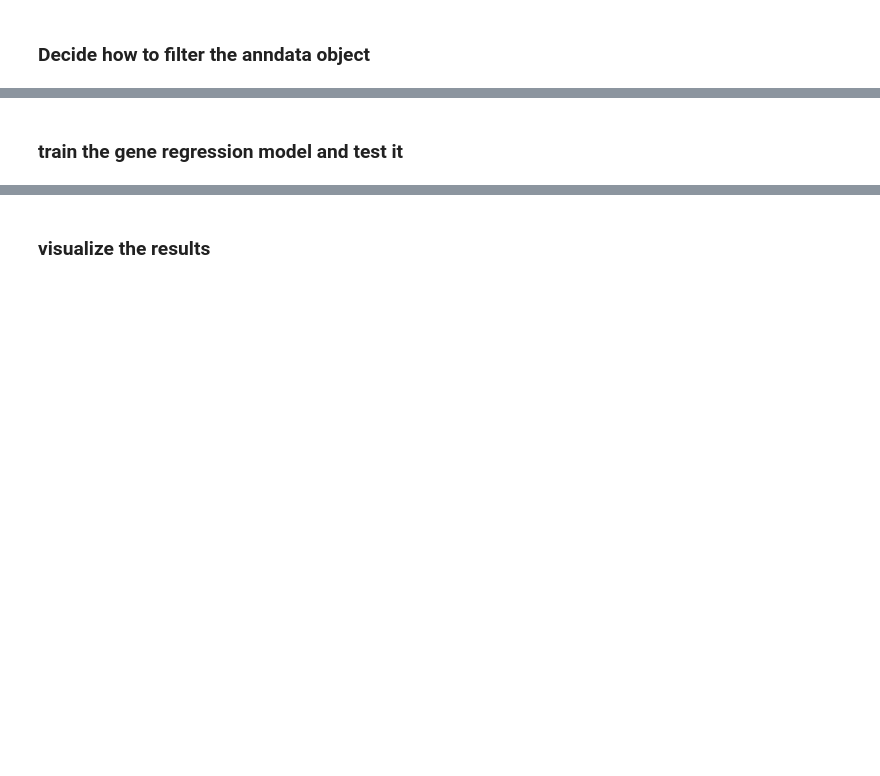
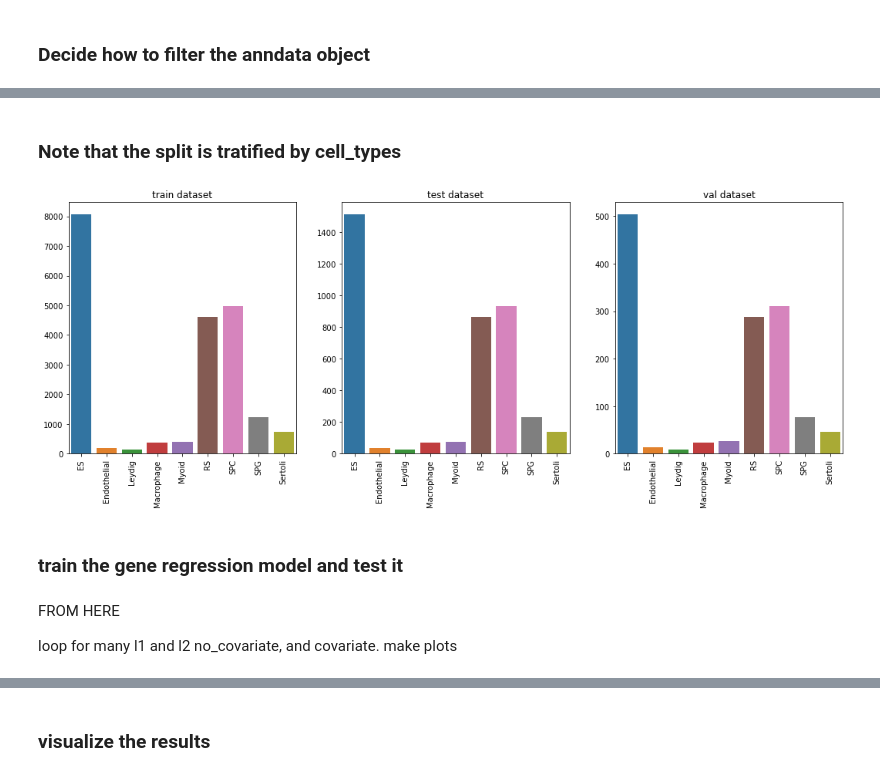
Before and after one commit to broadinstitute/tissue_purifier, a Jupyter notebook: notebooks/notebook3.ipynb, the cells around one changed output, grey strips where cells are left out. Drawn from its saved outputs; the diff is of its cells as text; code cells hidden in the pictures; blank space fills up the shorter version.

```diff
--- a/notebooks/notebook3.ipynb
+++ b/notebooks/notebook3.ipynb
@@ -34,7 +34,7 @@ import tissue_purifier.io
 bucket_name = "ld-data-bucket"
 annotated_anndata_source_path = "tissue-purifier/annotated_slideseq_testis_anndata_h5ad.tar.gz"
 annotated_anndata_dest_path = "./annotated_slideseq_testis_anndata_h5ad.tar.gz"
-annotated_anndata_dest_folder = "./annotated_anndata"
+annotated_anndata_dest_folder = "./testis_anndata_annotated"
 
 #tp.io.download_from_bucket(bucket_name, annotated_anndata_source_path, annotated_anndata_dest_path)
 #with tarfile.open(annotated_anndata_dest_path, "r:gz") as fp:
@@ -83,0 +69,3 @@ adata.obs["keep_ctype"] = adata.obs["cell_type"].apply(lambda x: x in cell_type_
+# %%
+adata = read_h5ad(filename=os.path.join(annotated_anndata_dest_folder, fname_list[0]))
+adata
@@ -86,8 +115,8 @@ adata.obs["keep_ctype"] = adata.obs["cell_type"].apply(lambda x: x in cell_type_
 # %%
-adata = adata[adata.obs["total_counts"] > fc_dt_min_umi, :]
-adata = adata[adata.obs["total_counts"] < fc_dt_max_umi, :]
-adata = adata[adata.obs["n_genes_by_counts"] > fc_dt_min_n_genes_by_counts, :]
-adata = adata[adata.obs["n_genes_by_counts"] < fc_dt_max_n_genes_by_counts, :]
-adata = adata[adata.obs["pct_counts_mt"] < fc_dt_max_pct_counts_mt, :]
+adata = adata[adata.obs["total_counts"] > fc_bc_min_umi, :]
+adata = adata[adata.obs["total_counts"] < fc_bc_max_umi, :]
+adata = adata[adata.obs["n_genes_by_counts"] > fc_bc_min_n_genes_by_counts, :]
+adata = adata[adata.obs["n_genes_by_counts"] < fc_bc_max_n_genes_by_counts, :]
+adata = adata[adata.obs["pct_counts_mt"] < fc_bc_max_pct_counts_mt, :]
 adata = adata[adata.obs["keep_ctype"] == True, :]
-adata = adata[:, adata.var["n_cells_by_counts"] > fg_dt_min_cells_by_counts]
+adata = adata[:, adata.var["n_cells_by_counts"] > fg_bc_min_cells_by_counts]
@@ -106,0 +147,11 @@ train_dataset, test_dataset, val_dataset = next(iter(train_test_val_split(gene_d
+# %%
+from tissue_purifier.genex import *
+
+covariate_key = "ncv_k10"
+
+gene_dataset = make_gene_dataset_from_anndata(
+        anndata=adata,
+        cell_type_key='cell_type',
+        covariate_key=covariate_key,
+        preprocess_strategy='raw',
+        apply_pca=False)
@@ -107,2 +196,17 @@ train_dataset, test_dataset, val_dataset = next(iter(train_test_val_split(gene_d
+# %% [markdown]
+### Note that the split is tratified by cell_types
+# %%
+ncols=3
+fig, axes = plt.subplots(ncols=ncols, figsize=(6*ncols,6))
+
+for c, (dataset, title) in enumerate(zip([train_dataset, test_dataset, val_dataset], ["train dataset", "test dataset", "val dataset"])):
+    x = list(dataset.cell_type_mapping.keys())
+    y = torch.bincount(dataset.cell_type_ids).numpy()
+    _ = seaborn.barplot(x=x, y=y, ax=axes[c])
+    x_labels_raw = axes[c].get_xticklabels()
+    axes[c].set_xticklabels(labels=x_labels_raw, rotation=90)
+    _ = axes[c].set_title(title)
+# %% [output]
+[figure, added]
 # %% [markdown]
 ### train the gene regression model and test it
@@ -125,0 +216,6 @@ result = gr.train_and_test(
+# %% [markdown]
+FROM HERE
+
+loop for many l1 and l2
+no_covariate, and covariate.
+make plots
```
Also changed, not shown: parts of 47 cells of this notebook.
